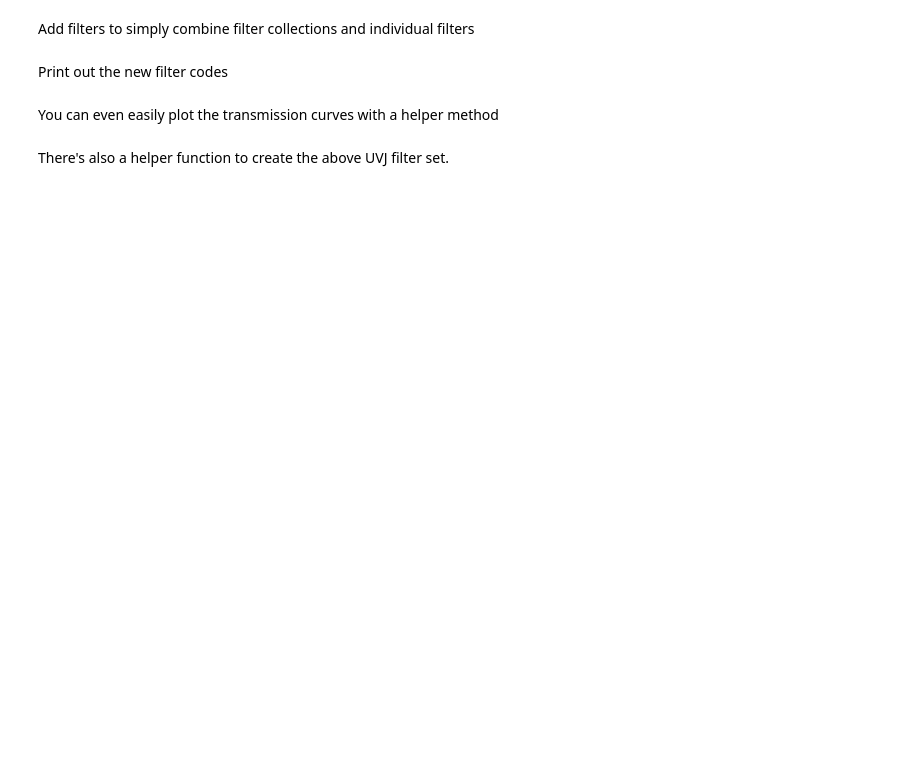
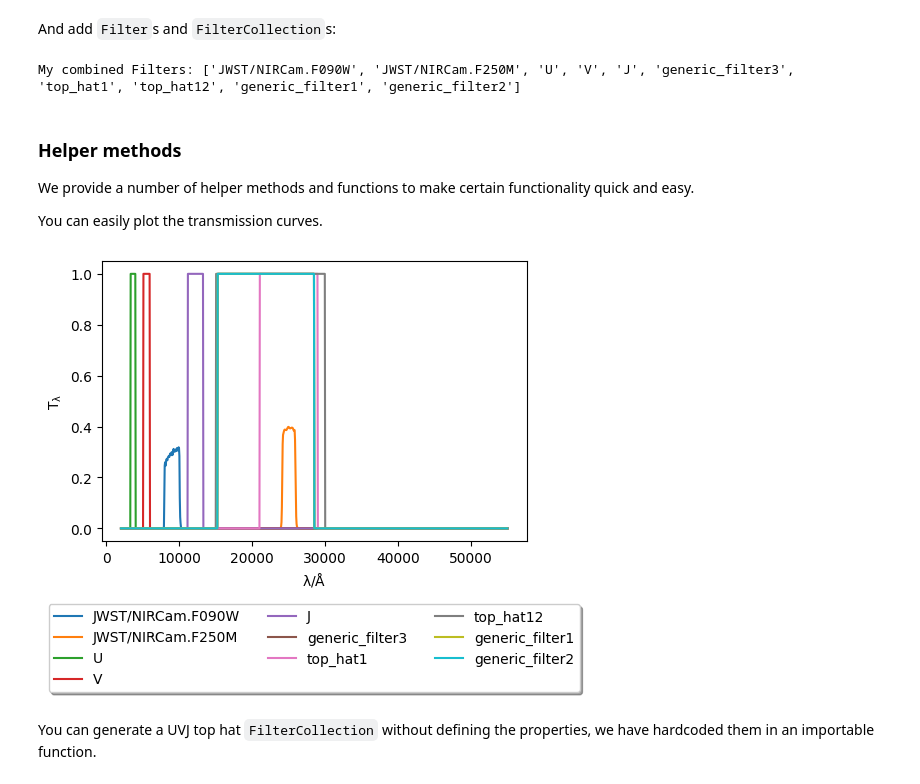
Before and after one commit to WillJRoper/synthesizer-history_change, a Jupyter notebook: docs/source/filters.ipynb, the cells around one changed output. Saved outputs shown, nothing was run; the diff lists cells and outputs as text; code cells hidden in the pictures; blank space fills up the shorter version.

Commit message:
Refined the Filter documentation and included a dmeonstration of find_filter

```diff
--- a/docs/source/filters.ipynb
+++ b/docs/source/filters.ipynb
@@ -22,0 +51,3 @@ You can either define a FilterCollection from a single filter type
+# %%
+generics = {"generic_filter1": trans, "generic_filter2": trans}
+generic_filters = FilterCollection(generic_dict=generics, new_lam=lams)
@@ -22,0 +56,6 @@ You can either define a FilterCollection from a single filter type
+# %%
+tophats = {
+    "top_hat1": {"lam_eff": 25000, "lam_fwhm": 8000},
+    "top_hat12" : {"lam_min": 15000, "lam_max": 30000}
+}
+top_hat_filters = FilterCollection(tophat_dict=tophats, new_lam=lams)
@@ -32,8 +73,8 @@ tophats = {
     "V": {"lam_eff": 5510, "lam_fwhm": 880},
     "J": {"lam_eff": 12200, "lam_fwhm": 2130},
 }
-generics = {"filter1": trans}
-fc2 = FilterCollection(
+generics = {"generic_filter3": trans}
+combined_filters = FilterCollection(
     filter_codes=fs, tophat_dict=tophats, generic_dict=generics, new_lam=lams
 )
 # %% [markdown]
@@ -56,7 +121,8 @@ if fc2 != fc1:
 # %% [markdown]
-Add filters to simply combine filter collections and individual filters
+And add `Filter`s and `FilterCollection`s:
 # %%
-fc = fc1 + filt
-fc += fc2
+new_filters = combined_filters + top_hat_filters
+new_filters += generic_filters
+print("My combined Filters:", new_filters.filter_codes)
+# %% [output]
+My combined Filters: ['JWST/NIRCam.F090W', 'JWST/NIRCam.F250M', 'U', 'V', 'J', 'generic_filter3', 'top_hat1', 'top_hat12', 'generic_filter1', 'generic_filter2']
-# %% [markdown]
-Print out the new filter codes
@@ -65,7 +129,13 @@ print("My combined Filters:", fc.filter_codes)
 # %% [markdown]
-You can even easily plot the transmission curves with a helper method
+### Helper methods
+
+We provide a number of helper methods and functions to make certain functionality quick and easy.
+
+You can easily plot the transmission curves.
 # %%
-fc.plot_transmission_curves()
+fig, ax = new_filters.plot_transmission_curves(show=True)
+# %% [output]
+[figure, added]
 # %% [markdown]
-There's also a helper function to create the above UVJ filter set.
+You can generate a UVJ top hat `FilterCollection` without defining the properties, we have hardcoded them in an importable function.
 # %%
```
Also changed, not shown: parts of 37 cells of this notebook.
